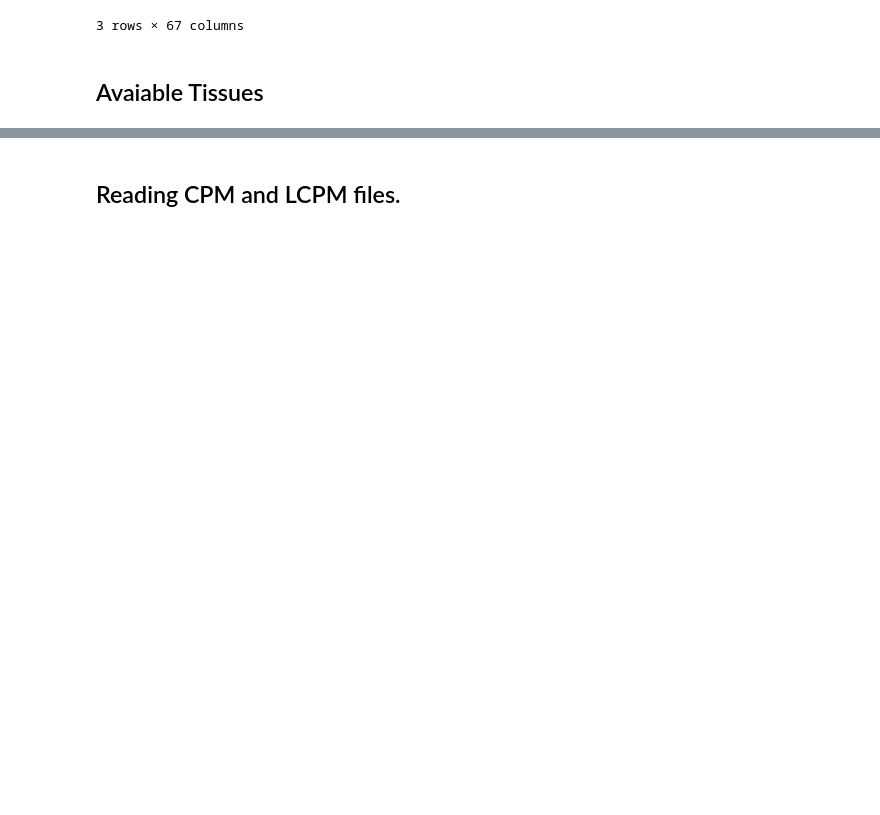
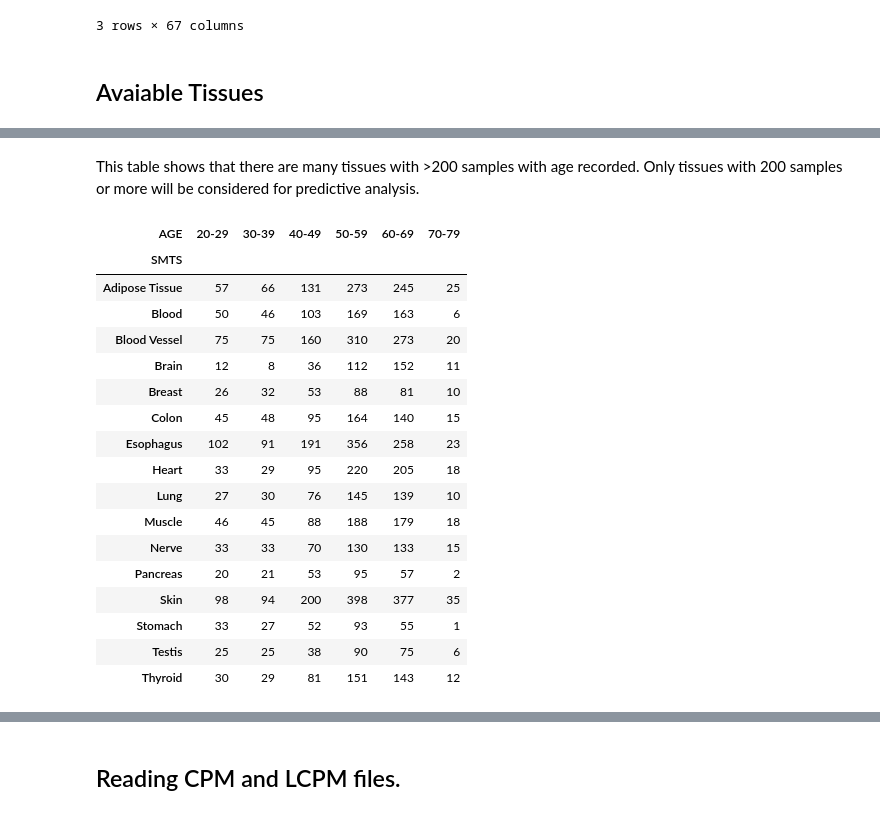
Before and after one commit to edgeslab/cs418-project-RNAge, a Jupyter notebook: perTissue_models.ipynb, the cells around one changed output, grey strips where cells are left out. Drawn from its saved outputs; the diff is of its cells as text; code cells hidden in the pictures; blank space fills up the shorter version.

```diff
--- a/perTissue_models.ipynb
+++ b/perTissue_models.ipynb
@@ -28,3 +34,6 @@ meta.iloc[0:3,:]
 3 rows × 67 columns
 # %% [markdown]
 ## Avaiable Tissues
+# %%
+counts=pd.DataFrame(meta['SMTS'].value_counts())
+display(counts)
@@ -31 +58,26 @@ meta.iloc[0:3,:]
+# %% [markdown]
+This table shows that there are many tissues with >200 samples with age recorded. Only tissues with 200 samples or more will be considered for predictive analysis.
+# %%
+df=meta[meta['SMTS'].isin(counts[counts['SMTS']>200].index)]
+df=pd.crosstab(index=df['SMTS'],columns=df['AGE'])
+display(df)
+# %% [output]
+| AGE | 20-29 | 30-39 | 40-49 | 50-59 | 60-69 | 70-79 |
+| SMTS |  |  |  |  |  |  |
+| Adipose Tissue | 57 | 66 | 131 | 273 | 245 | 25 |
+| Blood | 50 | 46 | 103 | 169 | 163 | 6 |
+| Blood Vessel | 75 | 75 | 160 | 310 | 273 | 20 |
+| Brain | 12 | 8 | 36 | 112 | 152 | 11 |
+| Breast | 26 | 32 | 53 | 88 | 81 | 10 |
+| Colon | 45 | 48 | 95 | 164 | 140 | 15 |
+| Esophagus | 102 | 91 | 191 | 356 | 258 | 23 |
+| Heart | 33 | 29 | 95 | 220 | 205 | 18 |
+| Lung | 27 | 30 | 76 | 145 | 139 | 10 |
+| Muscle | 46 | 45 | 88 | 188 | 179 | 18 |
+| Nerve | 33 | 33 | 70 | 130 | 133 | 15 |
+| Pancreas | 20 | 21 | 53 | 95 | 57 | 2 |
+| Skin | 98 | 94 | 200 | 398 | 377 | 35 |
+| Stomach | 33 | 27 | 52 | 93 | 55 | 1 |
+| Testis | 25 | 25 | 38 | 90 | 75 | 6 |
+| Thyroid | 30 | 29 | 81 | 151 | 143 | 12 |
 # %%
```
Also changed, not shown: parts of 37 cells of this notebook, 7 other files.
